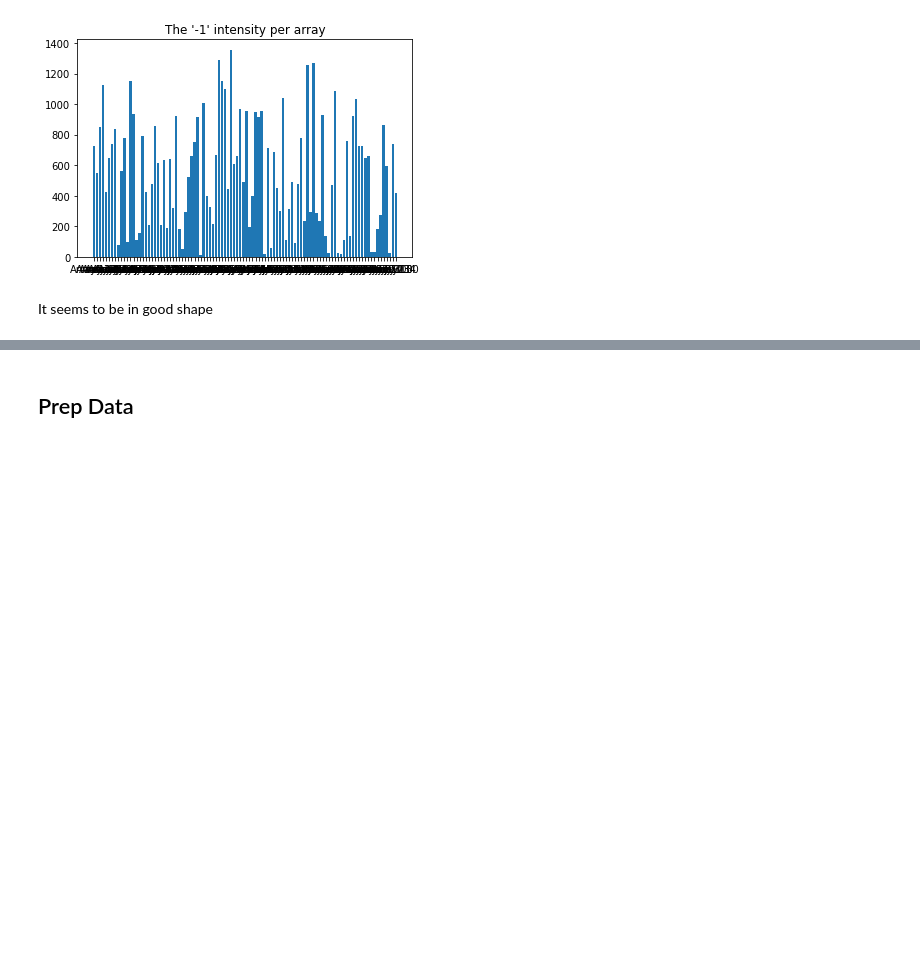
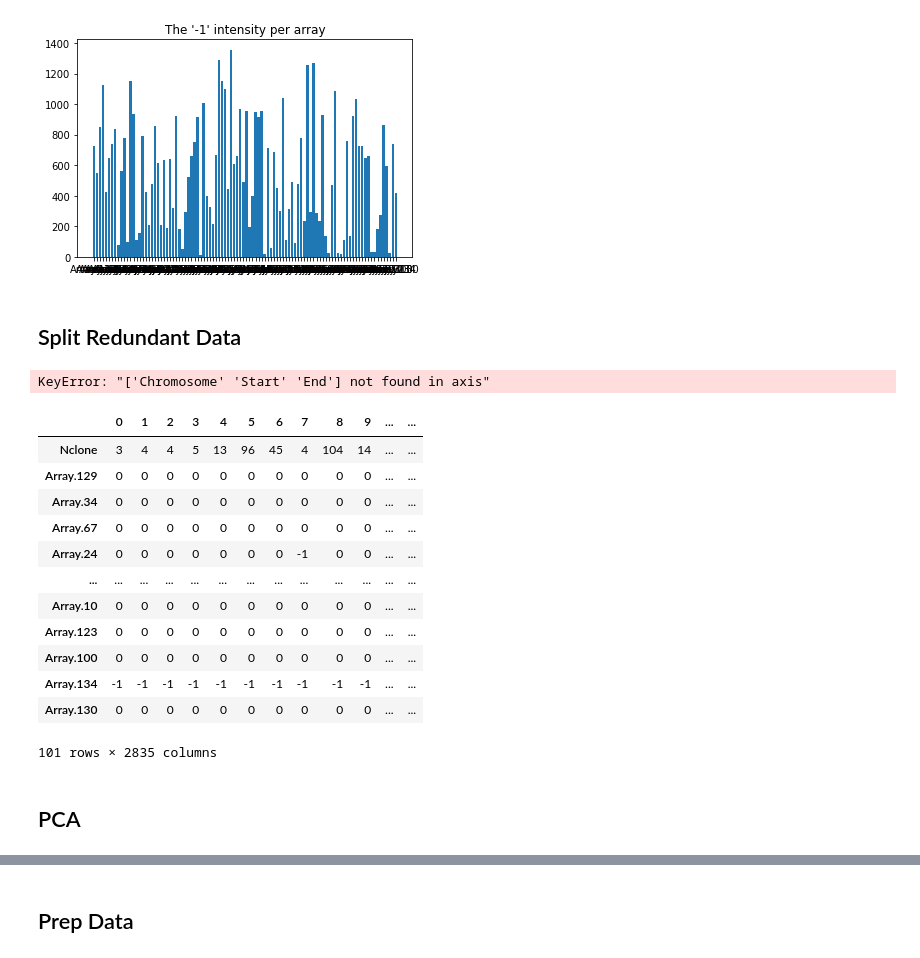
Before and after one commit to Blastorios/B4TM, a Jupyter notebook: src/PreAnalysis.ipynb, the cells around one changed output, grey strips where cells are left out. Saved outputs shown, nothing was run; the diff lists cells and outputs as text; code cells hidden in the pictures; blank space fills up the shorter version.

```diff
--- a/src/PreAnalysis.ipynb
+++ b/src/PreAnalysis.ipynb
@@ -52,5 +58,34 @@ for intensity in selection:
 [figure]
 [figure]
 [figure]
-# %% [markdown]
-It seems to be in good shape
+# %% [markdown]
+## Split Redundant Data
+# %%
+# for now, lets remove chromosome numbers etc.
+# (might be useful in later stages when trying to optimize the model but for now we just need to check the feature space)
+
+dffinal = df_instances.drop([
+    "Chromosome",
+    "Start",
+    "End",
+])
+# %% [output]
+KeyError: "['Chromosome' 'Start' 'End'] not found in axis"
+# %%
+dffinal
+# %% [output]
+|  | 0 | 1 | 2 | 3 | 4 | 5 | 6 | 7 | 8 | 9 | ... | ... |
+| Nclone | 3 | 4 | 4 | 5 | 13 | 96 | 45 | 4 | 104 | 14 | ... | ... |
+| Array.129 | 0 | 0 | 0 | 0 | 0 | 0 | 0 | 0 | 0 | 0 | ... | ... |
+| Array.34 | 0 | 0 | 0 | 0 | 0 | 0 | 0 | 0 | 0 | 0 | ... | ... |
+| Array.67 | 0 | 0 | 0 | 0 | 0 | 0 | 0 | 0 | 0 | 0 | ... | ... |
+| Array.24 | 0 | 0 | 0 | 0 | 0 | 0 | 0 | -1 | 0 | 0 | ... | ... |
+| ... | ... | ... | ... | ... | ... | ... | ... | ... | ... | ... | ... | ... |
+| Array.10 | 0 | 0 | 0 | 0 | 0 | 0 | 0 | 0 | 0 | 0 | ... | ... |
+| Array.123 | 0 | 0 | 0 | 0 | 0 | 0 | 0 | 0 | 0 | 0 | ... | ... |
+| Array.100 | 0 | 0 | 0 | 0 | 0 | 0 | 0 | 0 | 0 | 0 | ... | ... |
+| Array.134 | -1 | -1 | -1 | -1 | -1 | -1 | -1 | -1 | -1 | -1 | ... | ... |
+| Array.130 | 0 | 0 | 0 | 0 | 0 | 0 | 0 | 0 | 0 | 0 | ... | ... |
+101 rows × 2835 columns
+# %% [markdown]
+## PCA
```
Also changed, not shown: parts of 6 cells of this notebook, 2 other files.
